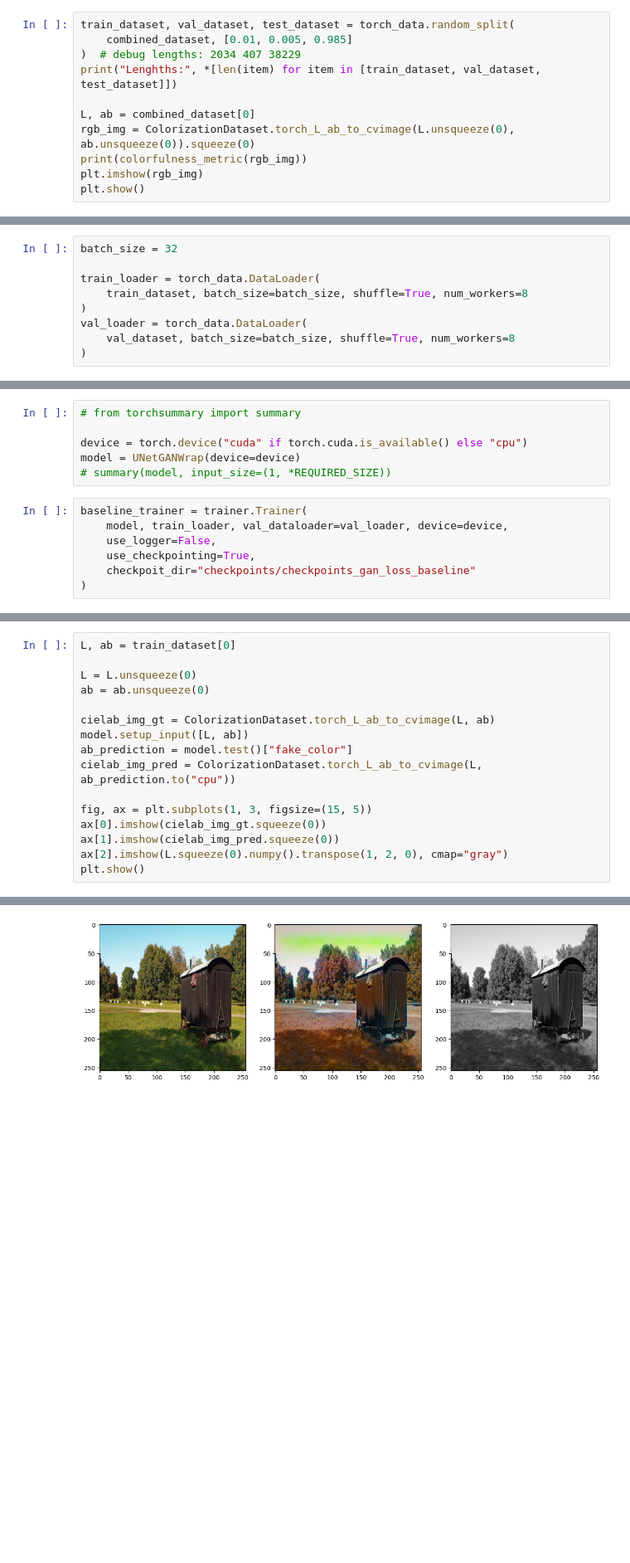
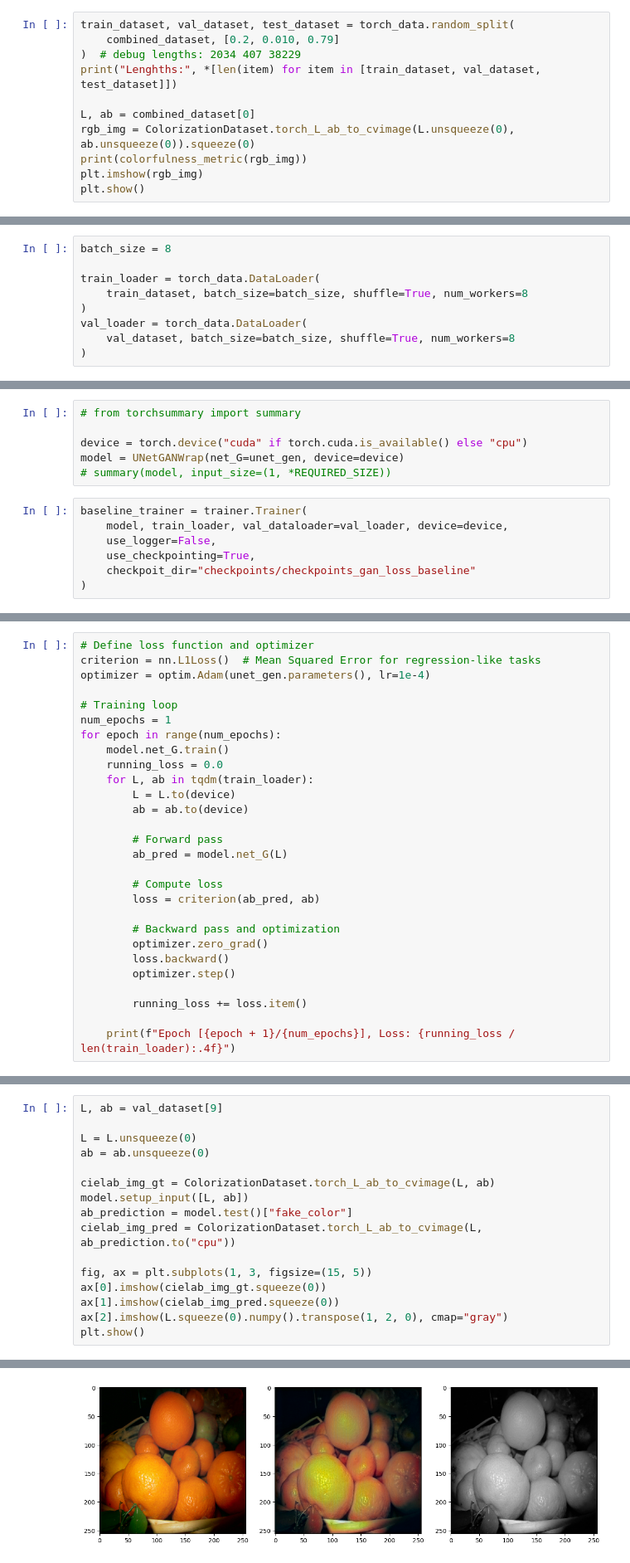
Before and after one commit to dfbakin/colorizer, a Jupyter notebook: training_visual.ipynb, the cells around one changed output, grey strips where cells are left out. Shown at 83% size. Drawn from its saved outputs; the diff is of its cells as text; blank space fills up the shorter version.

Commit message:
added dynamic UNet

```diff
--- a/training_visual.ipynb
+++ b/training_visual.ipynb
@@ -36,6 +36,6 @@ Length: 90670
 # %%
 train_dataset, val_dataset, test_dataset = torch_data.random_split(
-    combined_dataset, [0.01, 0.005, 0.985]
+    combined_dataset, [0.2, 0.010, 0.79]
 )  # debug lengths: 2034 407 38229
 print("Lenghths:", *[len(item) for item in [train_dataset, val_dataset, test_dataset]])
 
@@ -52,7 +52,7 @@ torch.Size([1, 1, 256, 256]) torch.Size([1, 2, 256, 256])
 26.156716843495467
 [figure]
 # %%
-batch_size = 32
+batch_size = 8
 
 train_loader = torch_data.DataLoader(
     train_dataset, batch_size=batch_size, shuffle=True, num_workers=8
@@ -64,7 +163,7 @@ val_loader = torch_data.DataLoader(
 # from torchsummary import summary
 
 device = torch.device("cuda" if torch.cuda.is_available() else "cpu")
-model = UNetGANWrap(device=device)
+model = UNetGANWrap(net_G=unet_gen, device=device)
 # summary(model, input_size=(1, *REQUIRED_SIZE))
 # %%
 baseline_trainer = trainer.Trainer(
@@ -77,0 +183,28 @@ baseline_trainer.train(2)
+# %%
+# Define loss function and optimizer
+criterion = nn.L1Loss()  # Mean Squared Error for regression-like tasks
+optimizer = optim.Adam(unet_gen.parameters(), lr=1e-4)
+
+# Training loop
+num_epochs = 1
+for epoch in range(num_epochs):
+    model.net_G.train()
+    running_loss = 0.0
+    for L, ab in tqdm(train_loader):
+        L = L.to(device)
+        ab = ab.to(device)
+
+        # Forward pass
+        ab_pred = model.net_G(L)
+
+        # Compute loss
+        loss = criterion(ab_pred, ab)
+
+        # Backward pass and optimization
+        optimizer.zero_grad()
+        loss.backward()
+        optimizer.step()
+
+        running_loss += loss.item()
+
+    print(f"Epoch [{epoch + 1}/{num_epochs}], Loss: {running_loss / len(train_loader):.4f}")
@@ -78,24 +213,24 @@ baseline_trainer.train(2)
 # %%
-L, ab = train_dataset[0]
+L, ab = val_dataset[9]
 
 L = L.unsqueeze(0)
 ab = ab.unsqueeze(0)
 
 cielab_img_gt = ColorizationDataset.torch_L_ab_to_cvimage(L, ab)
 model.setup_input([L, ab])
 ab_prediction = model.test()["fake_color"]
 cielab_img_pred = ColorizationDataset.torch_L_ab_to_cvimage(L, ab_prediction.to("cpu"))
 
 fig, ax = plt.subplots(1, 3, figsize=(15, 5))
 ax[0].imshow(cielab_img_gt.squeeze(0))
 ax[1].imshow(cielab_img_pred.squeeze(0))
 ax[2].imshow(L.squeeze(0).numpy().transpose(1, 2, 0), cmap="gray")
 plt.show()
 # %% [output]
 torch.Size([1, 1, 256, 256]) torch.Size([1, 2, 256, 256])
 (1, 256, 256, 3)
 (1, 256, 256, 3)
 torch.Size([1, 1, 256, 256]) torch.Size([1, 2, 256, 256])
 (1, 256, 256, 3)
 (1, 256, 256, 3)
-[figure, old version]
+[figure, new version]
```
Also changed, not shown: parts of 7 cells of this notebook, 3 other files.
